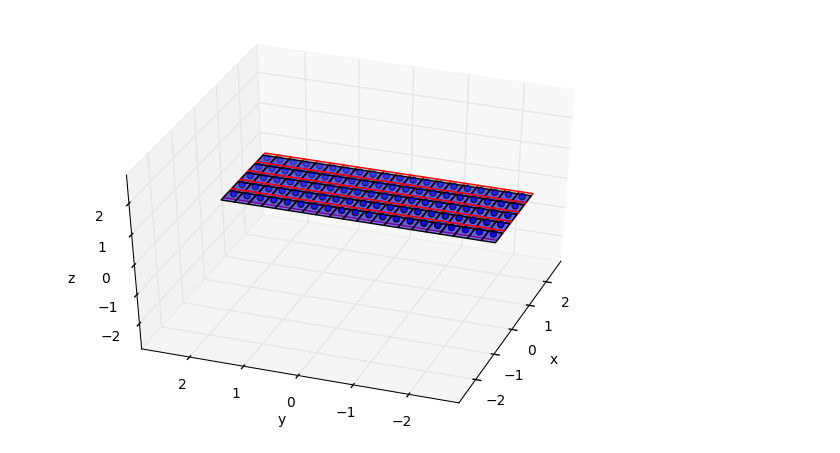
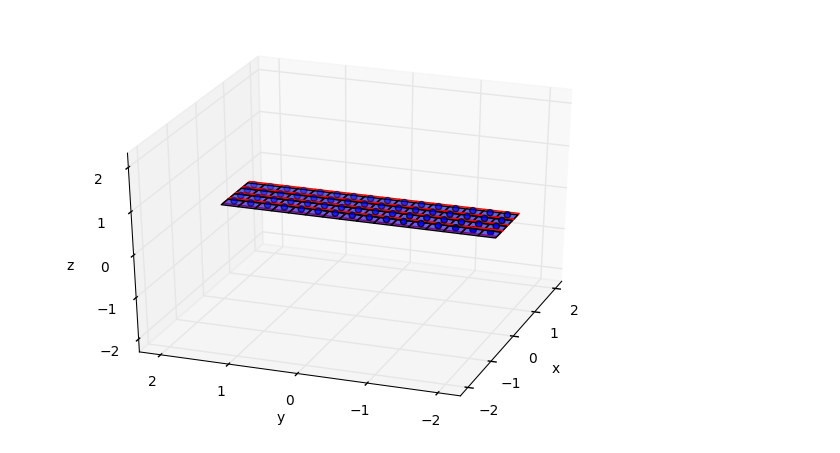
Before and after one commit to partmor/ezaero, a Jupyter notebook: steady_VLM/aero.ipynb, the cells around one changed output. Saved outputs shown, nothing was run; the diff lists cells and outputs as text; code cells hidden in the pictures.

```diff
--- a/steady_VLM/aero.ipynb
+++ b/steady_VLM/aero.ipynb
@@ -7,22 +7,22 @@ import matplotlib.pyplot as plt
 
 from fun_lib import *
 # %%
-bp = 5
-m, n = 5,20
+bp = 4
+m, n = 4,16
 T = 0*np.pi/180
 delta = 0*np.pi/180
-c_r, c_t = 2,2
+c_r, c_t = 1,1
 U_i = 100
 rho = 1.0
 dt = 0.1
-alpha = 5*np.pi/180
+alpha = 1*np.pi/180
 # %%
-X,PC = wing_panels(bp, T, delta, c_r, c_t, m, n)
-XV = steady_wing_vortex_panels(X,U_i,alpha)
+X,PC = wing_panels(bp,T,delta,c_r,c_t, m, n)
+XV = steady_wing_vortex_panels(X,alpha)
 # %%
-ax = plot_panels(X,transp=0.5,elev=40,azim=-160)
+ax = plot_panels(X,transp=0.5,elev=30,azim=-160)
 plot_panels(XV,ax=ax,edge_color='r',fill_color=0)
 plot_control_points(PC,ax);
 # %% [output]
-[figure, old version]
+[figure, new version]
 # %%
```
Also changed, not shown: parts of 3 cells of this notebook, 2 other files.
